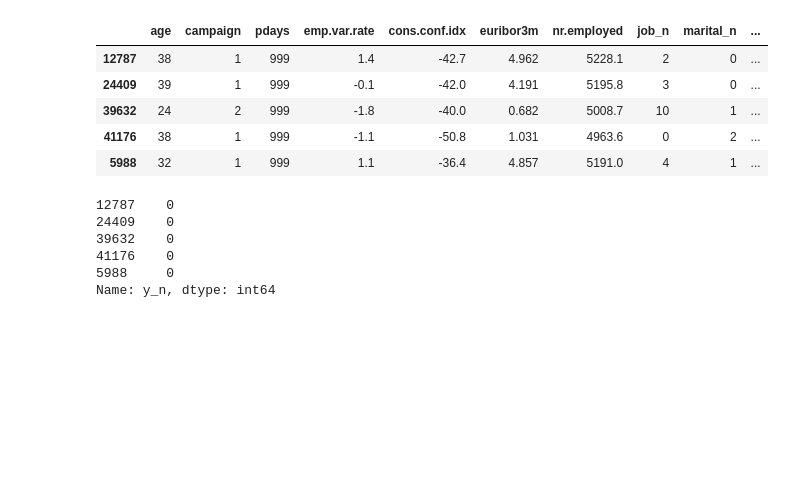
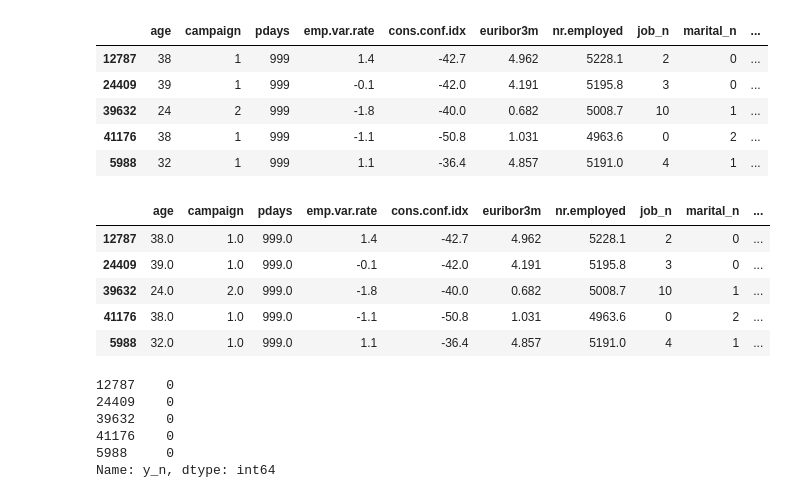
Before and after one commit to RitaViegas/Projetct-Logistic-Regression---Banking-Marketing-Campaign, a Jupyter notebook: src/explore.ipynb, the cells around one changed output. Cells and saved outputs as stored; diff of their text form; code cells hidden in the pictures; blank space fills up the shorter version.

```diff
--- a/src/explore.ipynb
+++ b/src/explore.ipynb
@@ -962,6 +968,15 @@ X_train_with_outliers.head()
 | 39632 | 24 | 2 | 999 | -1.8 | -40.0 | 0.682 | 5008.7 | 10 | 1 | ... |
 | 41176 | 38 | 1 | 999 | -1.1 | -50.8 | 1.031 | 4963.6 | 0 | 2 | ... |
 | 5988 | 32 | 1 | 999 | 1.1 | -36.4 | 4.857 | 5191.0 | 4 | 1 | ... |
+# %%
+X_train_without_outliers.head()
+# %% [output]
+|  | age | campaign | pdays | emp.var.rate | cons.conf.idx | euribor3m | nr.employed | job_n | marital_n | ... |
+| 12787 | 38.0 | 1.0 | 999.0 | 1.4 | -42.7 | 4.962 | 5228.1 | 2 | 0 | ... |
+| 24409 | 39.0 | 1.0 | 999.0 | -0.1 | -42.0 | 4.191 | 5195.8 | 3 | 0 | ... |
+| 39632 | 24.0 | 2.0 | 999.0 | -1.8 | -40.0 | 0.682 | 5008.7 | 10 | 1 | ... |
+| 41176 | 38.0 | 1.0 | 999.0 | -1.1 | -50.8 | 1.031 | 4963.6 | 0 | 2 | ... |
+| 5988 | 32.0 | 1.0 | 999.0 | 1.1 | -36.4 | 4.857 | 5191.0 | 4 | 1 | ... |
 # %%
 y_train_with_outliers.head()
 # %% [output]
```
Also changed, not shown: parts of 6 cells of this notebook, 24 other files.
